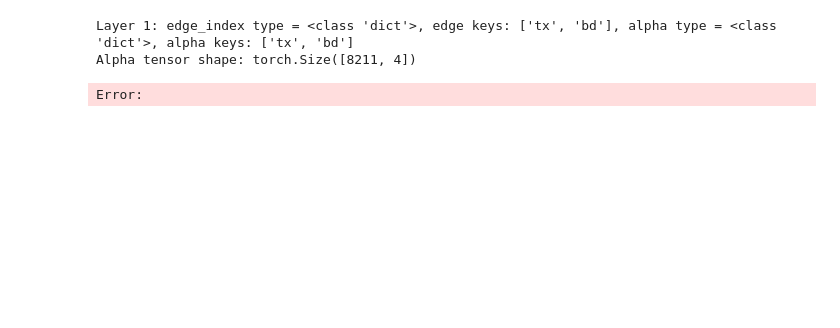
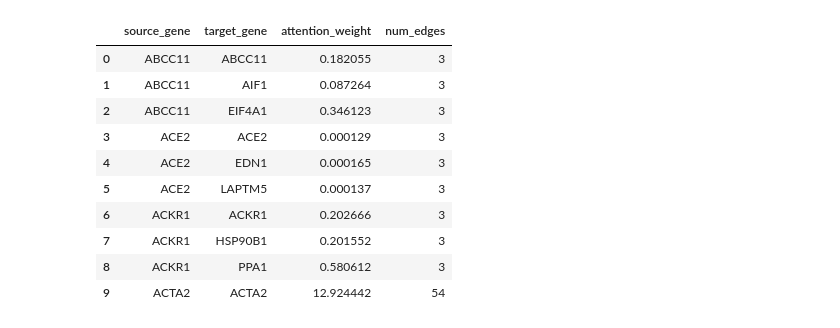
Before and after one commit to EliHei2/segger_dev, a Jupyter notebook: docs/notebooks/visualization.ipynb, the cells around one changed output. Saved outputs shown, nothing was run; the diff lists cells and outputs as text; code cells hidden in the pictures; blank space fills up the shorter version.

Commit message:
visualize attention and comparison for one batch

```diff
--- a/docs/notebooks/visualization.ipynb
+++ b/docs/notebooks/visualization.ipynb
@@ -251,30 +692,0 @@ attention_df['source'].max()
-# %%
-# visualize attention weights
-num_nodes = batch.x_dict['tx'].shape[0]
-
-for layer_idx, (edge_index, alpha) in enumerate(attention_weights):
-    print(f"Layer {layer_idx + 1}: edge_index type = {type(edge_index)}, edge keys: {list(edge_index.keys())}, alpha type = {type(alpha)}, alpha keys: {list(alpha.keys())}")
-
-    if edge_type == 'tx-tx':
-        alpha_tensor = alpha['tx']
-        edge_index_tensor = edge_index['tx']
-    elif edge_type == 'tx-bd':
-        alpha_tensor = alpha['bd']
-        edge_index_tensor = edge_index['bd']
-    else:
-        raise ValueError(f"Edge type must be 'tx-tx' or 'tx-bd', got {edge_type}")
-
-    print(f"Alpha tensor shape: {alpha_tensor.shape}")
-
-    for head_idx in range(alpha_tensor.shape[1]):
-        visualize_attention_df(
-            attention_df=attention_df,
-            layer_idx=layer_idx,
-            head_idx=head_idx,
-            edge_type=edge_type,
-            gene_names=gene_names
-        )
-# %% [output]
-Layer 1: edge_index type = <class 'dict'>, edge keys: ['tx', 'bd'], alpha type = <class 'dict'>, alpha keys: ['tx', 'bd']
-Alpha tensor shape: torch.Size([8211, 4])
-Error:
@@ -281,8 +730,15 @@ Error:
 # %%
-visualize_attention_df(
-    attention_df=attention_df,
-    layer_idx=0,
-    head_idx=0,
-    edge_type=edge_type,
-    gene_names=gene_names
-)
+attention_gene_df = sum_attention_by_gene(attention_df, layer_idx=0, head_idx=0)
+attention_gene_df.head(10)
+# %% [output]
+|  | source_gene | target_gene | attention_weight | num_edges |
+| 0 | ABCC11 | ABCC11 | 0.182055 | 3 |
+| 1 | ABCC11 | AIF1 | 0.087264 | 3 |
+| 2 | ABCC11 | EIF4A1 | 0.346123 | 3 |
+| 3 | ACE2 | ACE2 | 0.000129 | 3 |
+| 4 | ACE2 | EDN1 | 0.000165 | 3 |
+| 5 | ACE2 | LAPTM5 | 0.000137 | 3 |
+| 6 | ACKR1 | ACKR1 | 0.202666 | 3 |
+| 7 | ACKR1 | HSP90B1 | 0.201552 | 3 |
+| 8 | ACKR1 | PPA1 | 0.580612 | 3 |
+| 9 | ACTA2 | ACTA2 | 12.924442 | 54 |
```
Also changed, not shown: parts of 15 cells of this notebook, 4 other files.
